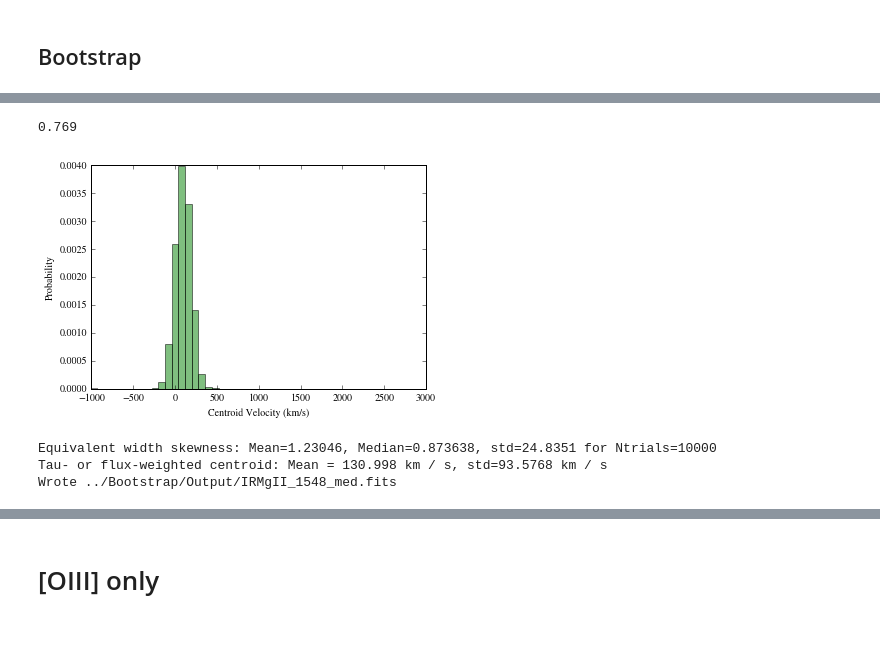
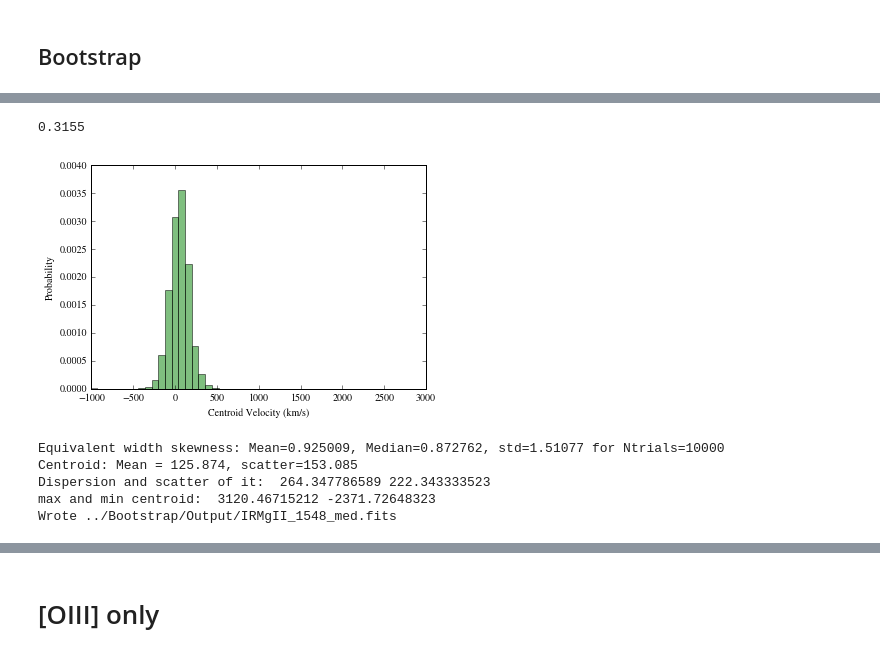
Before and after one commit to qsopairs/papers, a Jupyter notebook: QPQ9/Analysis/Stacks/CIV1548_fiddle.ipynb, the cells around one changed output, grey strips where cells are left out. Cells and saved outputs as stored; diff of their text form; code cells hidden in the pictures.

Commit message:
Calculate scatters in bootstrap with Gaussian fitting

```diff
--- a/QPQ9/Analysis/Stacks/CIV1548_fiddle.ipynb
+++ b/QPQ9/Analysis/Stacks/CIV1548_fiddle.ipynb
@@ -167,19 +171,21 @@ plt.show()
 # %%
 # Plot centroids
 tau_cen = hdulist[3].data
 n, bins, patches = plt.hist(tau_cen, 50, normed=1, facecolor='green', alpha=0.5, range=(-1000,3000))
 plt.xlabel('Centroid Velocity (km/s)')
 plt.ylabel('Probability')
-len(np.where(tau_cen < 166)[0])/len(tau_cen)
+len(np.where(tau_cen < 0)[0])/len(tau_cen)
 # %% [output]
-0.769
+0.3155
-[figure, old version]
+[figure, new version]
 # %%
 #Median
-qpq9b.boot_trans(wrest=1548.195*u.AA,outfil='../Bootstrap/Output/IRMgII_1548_med.fits',stack_tup=stack_tup,median=True)
+qpq9b.boot_trans(wrest=1548.195*u.AA,outfil='../Bootstrap/Output/IRMgII_1548_med.fits',stack_tup0=stack_tup,median=True)
 # %% [output]
-Equivalent width skewness: Mean=1.23046, Median=0.873638, std=24.8351 for Ntrials=10000
-Tau- or flux-weighted centroid: Mean = 130.998 km / s, std=93.5768 km / s
+Equivalent width skewness: Mean=0.925009, Median=0.872762, std=1.51077 for Ntrials=10000
+Centroid: Mean = 125.874, scatter=153.085
+Dispersion and scatter of it:  264.347786589 222.343333523
+max and min centroid:  3120.46715212 -2371.72648323
 Wrote ../Bootstrap/Output/IRMgII_1548_med.fits
 # %%
 # plot
```
Also changed, not shown: parts of 8 cells of this notebook, 8 other files.
